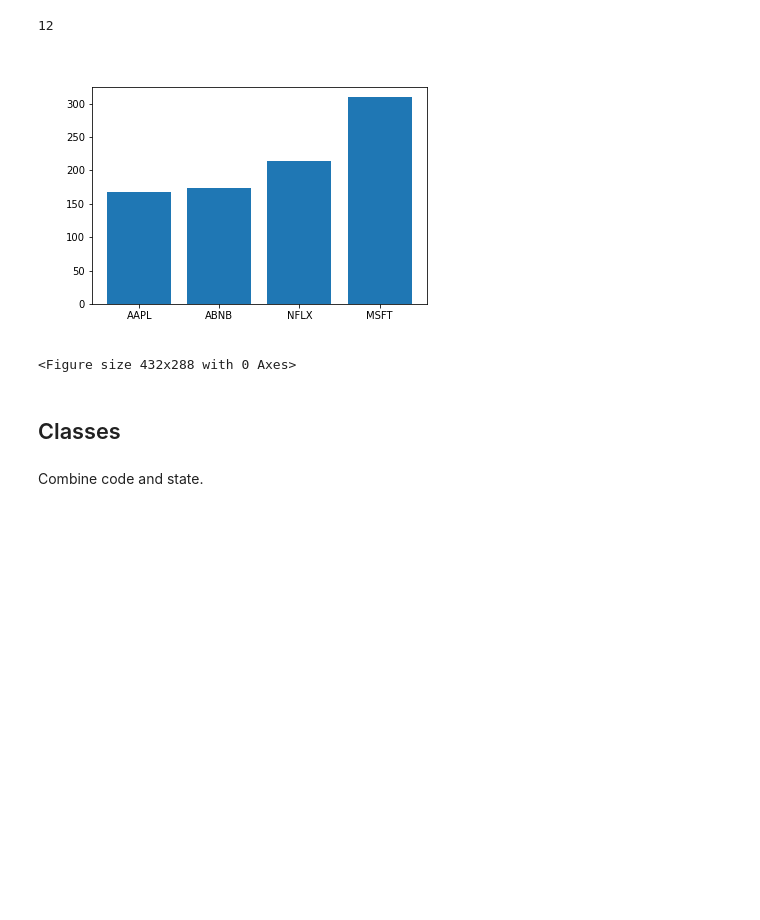
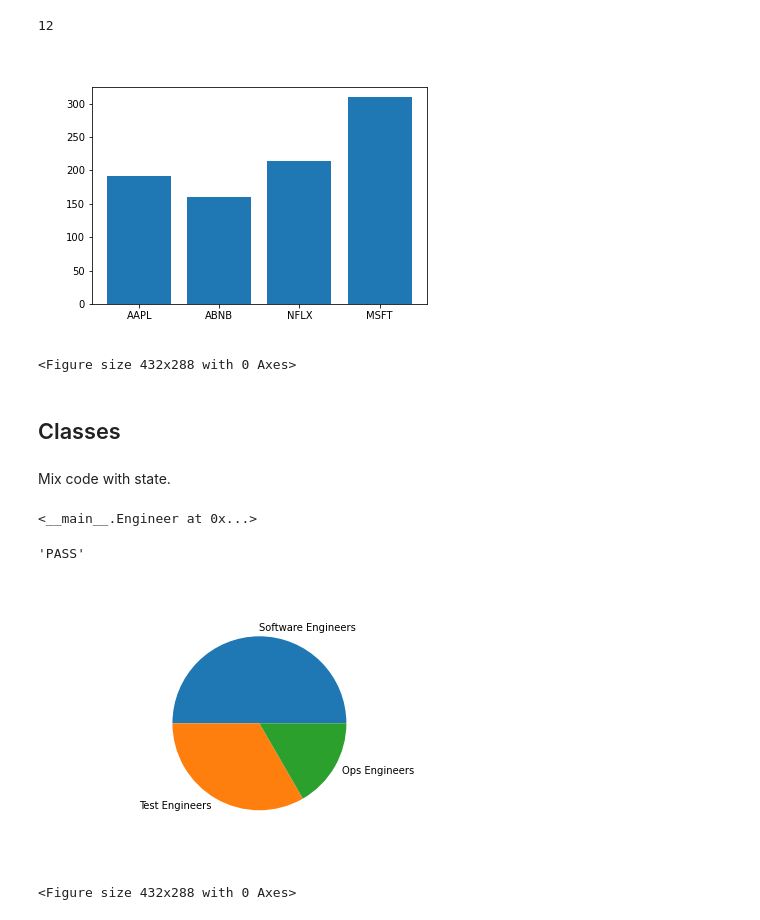
Before and after one commit to briangbh/python-vs-java, a Jupyter notebook: python-vs-java.ipynb, the cells around one changed output. Saved outputs shown, nothing was run; the diff lists cells and outputs as text; code cells hidden in the pictures; blank space fills up the shorter version.

Commit message:
classes

```diff
--- a/python-vs-java.ipynb
+++ b/python-vs-java.ipynb
@@ -226,15 +234,15 @@ def incomplete():  # fill the body of empty stub functions with the word "pass"
 import random
 from matplotlib import pyplot
 
-def increase_value(price: float) -> float:        # type specifiers for a function, use "->" to specify return type
+def increase_value(price: float) -> float:        # type annotations for a function, use "->" to specify return type
     increase = random.choice([0.05, 0.10, 0.20])
     return price * (1.0 + increase)
 
+stock_names  = [
+    "AAPL", "ABNB", "NFLX", "MSFT"
+]
 stock_prices = [
     increase_value(159.95), increase_value(145.00), increase_value(194.50), increase_value(281.75)
-]
-stock_names  = [
-    "AAPL", "ABNB", "NFLX", "MSFT"
 ]
 indices = range(4)
 
@@ -242,9 +250,73 @@ pyplot.bar(indices, stock_prices)
 pyplot.xticks(indices, stock_names)
 pyplot.show()
 # %% [output]
-[figure, old version]
+[figure, new version]
 <Figure size 432x288 with 0 Axes>
 # %% [markdown]
 ## Classes
 # %% [markdown]
-Combine code and state.
+Mix code with state.
+# %%
+class Engineer:                # define classes with the word "class", class names use TitleCase
+                               # indent the body of the class with 4 spaces
+
+    def __init__(self, name):  # constructor method is named "__init__", always write the "self" value as the first parameter of all methods
+        self.name = name       # use the "self" value to assign instance values for the class (like "this" in Java)
+
+    def hello(self):
+        return f"""
+          <html>
+            <body>
+              <p>I am {self.name}</p>
+            </body>
+          </html>
+        """
+
+Engineer("Maria")              # create object with ClassName + "()"
+# %% [output]
+<__main__.Engineer at 0x...>
+# %%
+import random
+
+class TestEngineer(Engineer):  # use "SubClass(BaseClass)" to create a sub-class
+                               # sub-classes will have all methods from the base class (like "__init__" and "hello")
+    def run_test(self):
+        return random.choice(["PASS", "FAIL"])
+
+te = TestEngineer("Andre")
+te.run_test()
+# %% [output]
+'PASS'
+# %%
+import random
+from matplotlib import pyplot
+
+class OpsEngineer(Engineer):  # define another sub-class of Engineer
+
+    def deploy_release(self):
+        return random.choice(["SUCCESS", "ERROR"])
+
+def pick(group, target):
+    return [obj for obj in group if type(obj) is target]  # use "... for ... in ... if ..." to filter a list
+
+# list of engineer objects
+team = [
+    Engineer("Antonio"),
+    Engineer("Naya"),
+    Engineer("William"),
+    TestEngineer("Nikola"),
+    TestEngineer("Namisha"),
+    OpsEngineer("Ken")
+]
+software_engineers = len(pick(team, Engineer))      # use "len()" to get the length of a list
+test_engineers     = len(pick(team, TestEngineer))
+ops_engineers      = len(pick(team, OpsEngineer))
+
+pyplot.pie(
+    [software_engineers, test_engineers, ops_engineers],
+    labels=["Software Engineers", "Test Engineers", "Ops Engineers"]
+)
+pyplot.show()
+# %% [output]
+[figure, added]
+<Figure size 432x288 with 0 Axes>
```
Also changed, not shown: parts of 10 cells of this notebook.
